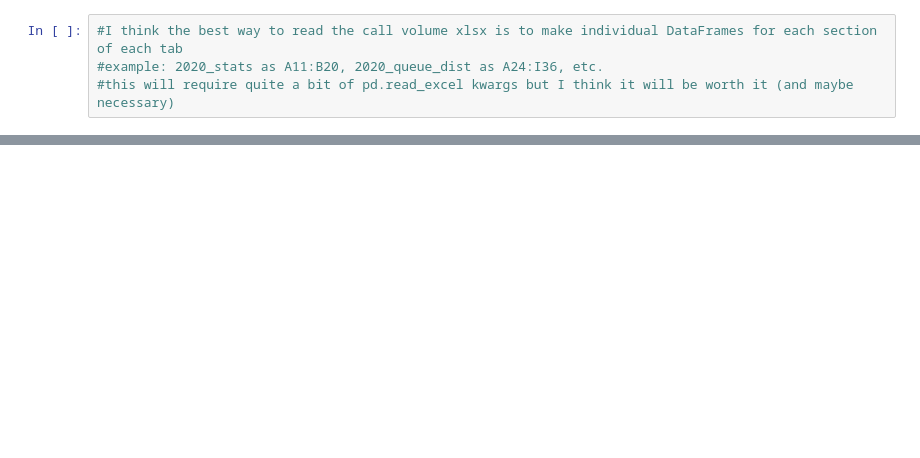
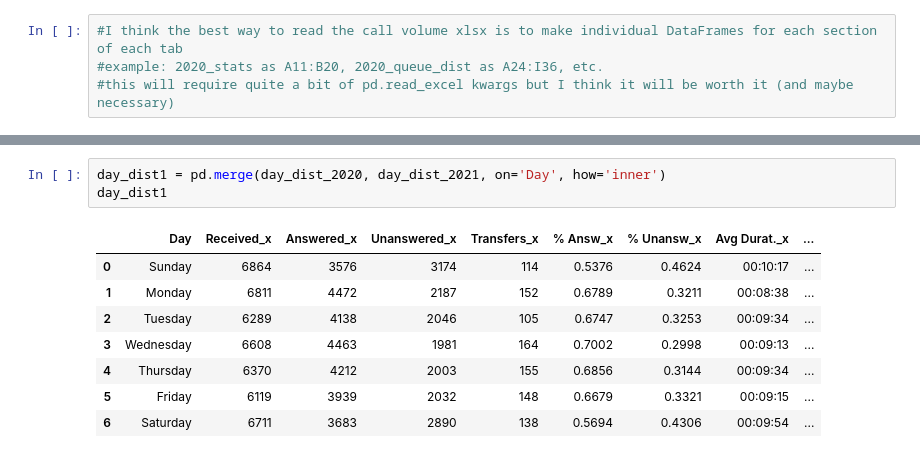
Before and after one commit to NSS-Data-Analytics-Cohort-6/fcs-crisis-sailing-the-seaborn, a Jupyter notebook: notebooks/EDA_fcs_crisis_abi.ipynb, the cells around one changed output, grey strips where cells are left out. Saved outputs shown, nothing was run; the diff lists cells and outputs as text; blank space fills up the shorter version.

```diff
--- a/notebooks/EDA_fcs_crisis_abi.ipynb
+++ b/notebooks/EDA_fcs_crisis_abi.ipynb
@@ -142,0 +571,12 @@ abandon_rate_2022
+# %%
+day_dist1 = pd.merge(day_dist_2020, day_dist_2021, on='Day', how='inner')
+day_dist1
+# %% [output]
+|  | Day | Received_x | Answered_x | Unanswered_x | Transfers_x | % Answ_x | % Unansw_x | Avg Durat._x | ... |
+| 0 | Sunday | 6864 | 3576 | 3174 | 114 | 0.5376 | 0.4624 | 00:10:17 | ... |
+| 1 | Monday | 6811 | 4472 | 2187 | 152 | 0.6789 | 0.3211 | 00:08:38 | ... |
+| 2 | Tuesday | 6289 | 4138 | 2046 | 105 | 0.6747 | 0.3253 | 00:09:34 | ... |
+| 3 | Wednesday | 6608 | 4463 | 1981 | 164 | 0.7002 | 0.2998 | 00:09:13 | ... |
+| 4 | Thursday | 6370 | 4212 | 2003 | 155 | 0.6856 | 0.3144 | 00:09:34 | ... |
+| 5 | Friday | 6119 | 3939 | 2032 | 148 | 0.6679 | 0.3321 | 00:09:15 | ... |
+| 6 | Saturday | 6711 | 3683 | 2890 | 138 | 0.5694 | 0.4306 | 00:09:54 | ... |
```
Also changed, not shown: parts of 60 cells of this notebook.
